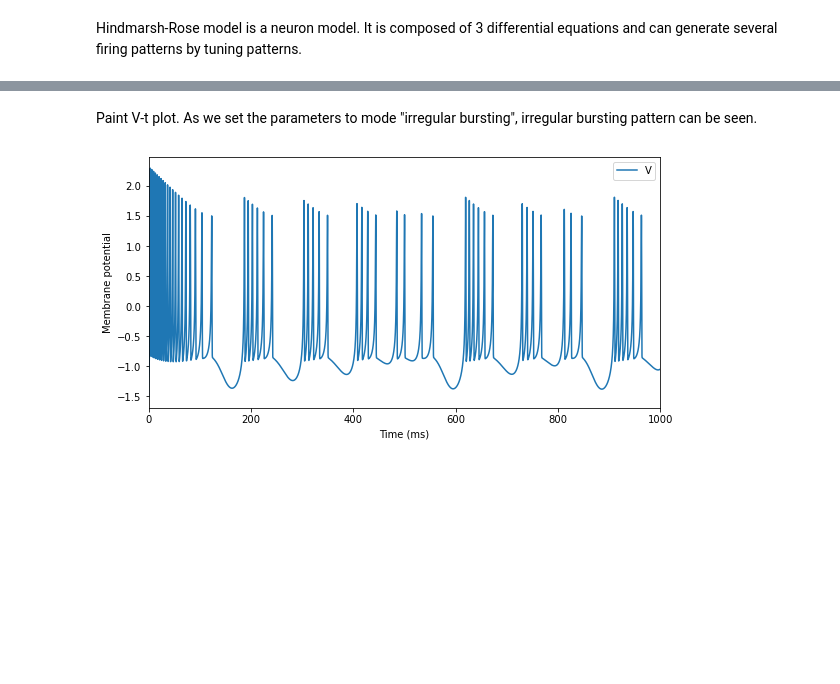
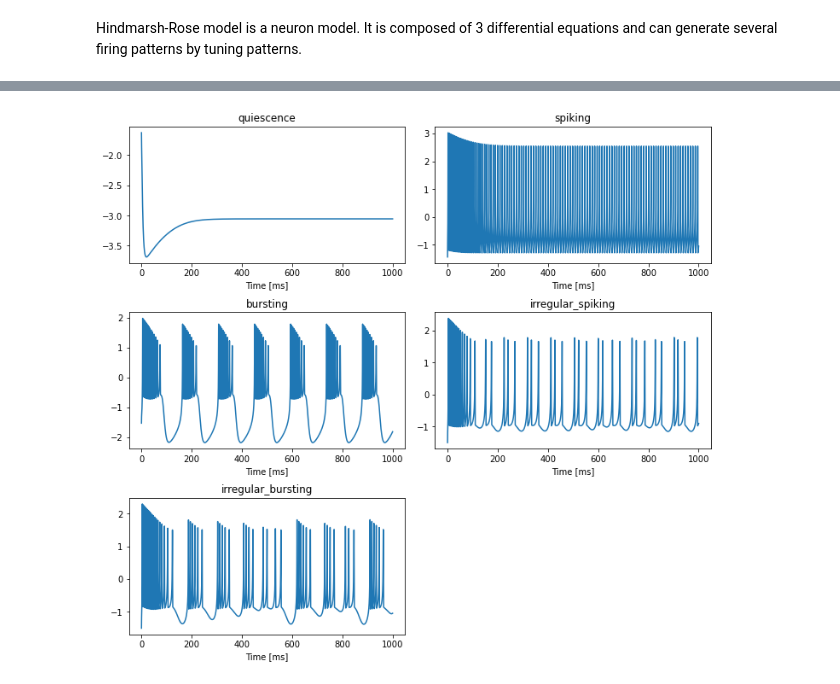
Before and after one commit to quanpeng0/BrainModels, a Jupyter notebook: docs/examples/neurons/HindmarshRose_model.ipynb, the cells around one changed output, grey strips where cells are left out. Saved outputs shown, nothing was run; the diff lists cells and outputs as text; code cells hidden in the pictures; blank space fills up the shorter version.

```diff
--- a/docs/examples/neurons/HindmarshRose_model.ipynb
+++ b/docs/examples/neurons/HindmarshRose_model.ipynb
@@ -26,29 +12,8 @@ Import Hindmarsh-Rose neuron model from bpmodels package. Build and simulate a g
-# %%
-# define neuron type
-HindmarshRose_neuron = bpmodels.neurons.get_HindmarshRose()
-
-# build neuron group
-neu = bp.NeuGroup(HindmarshRose_neuron, geometry=(10,), monitors=['V', 'y', 'z'])
-neu.runner.set_schedule(['input', 'update', 'monitor', 'reset'])
-neu.pars['b'] = param[mode][0]
-
-# create input
-current, pos_dur = bp.inputs.constant_current([(param[mode][1], 1000.)])
-
-# simulate
-neu.run(duration=pos_dur, inputs=["ST.input", current], report=False)
-# %% [markdown]
-Paint V-t plot. As we set the parameters to mode "irregular bursting", irregular bursting pattern can be seen.
-# %%
-# paint
-ts = neu.mon.ts
-fig, gs = bp.visualize.get_figure(1, 1, 4, 8)
-fig.add_subplot(gs[0, 0])
-plt.plot(ts, neu.mon.V[:, 0], label = "V")
-plt.xlabel('Time (ms)')
-plt.ylabel('Membrane potential')
-plt.xlim(-0.1, ts[-1] + 0.1)
-plt.legend()
-plt.show()
-# %% [output]
-[figure, removed]
+# %%
+params = {
+    'quiescence': {'b': 1., 'I': 2.0},
+    'spiking': {'b': 3.5, 'I': 5.0},
+    'bursting': {'b': 2.5, 'I': 3.0},
+    'irregular_spiking': {'b': 2.95, 'I': 3.3},
+    'irregular_bursting': {'b': 2.8, 'I': 3.7},
+}
@@ -54,0 +23,19 @@ plt.show()
+# %%
+fig, gs = bp.visualize.get_figure(n_row=3, n_col=2, len_row=3, len_col=5)
+for i, (mode, par) in enumerate(params.items()):
+
+    # build neuron group
+    neu = bp.NeuGroup(HindmarshRose_neuron, geometry=1, monitors=['V', 'y', 'z'])
+    neu.pars['b'] = par['b']
+
+    # simulate
+    neu.run(duration=1000., inputs=["ST.input", par['I']], report=False)
+
+    # plot
+    fig.add_subplot(gs[i // 2, i % 2])
+    plt.plot(neu.mon.ts, neu.mon.V)
+    plt.title(mode)
+    plt.xlabel('Time [ms]')
+plt.show()
+# %% [output]
+[figure, added]
```
Also changed, not shown: parts of 4 cells of this notebook, 57 other files.
